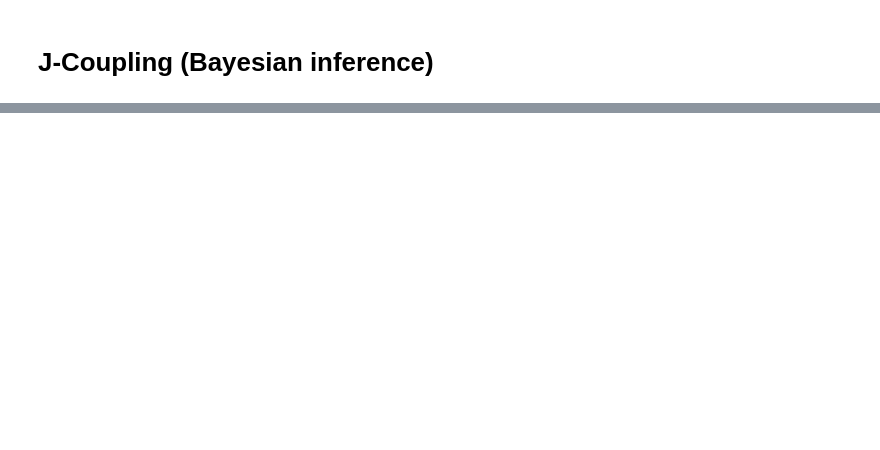
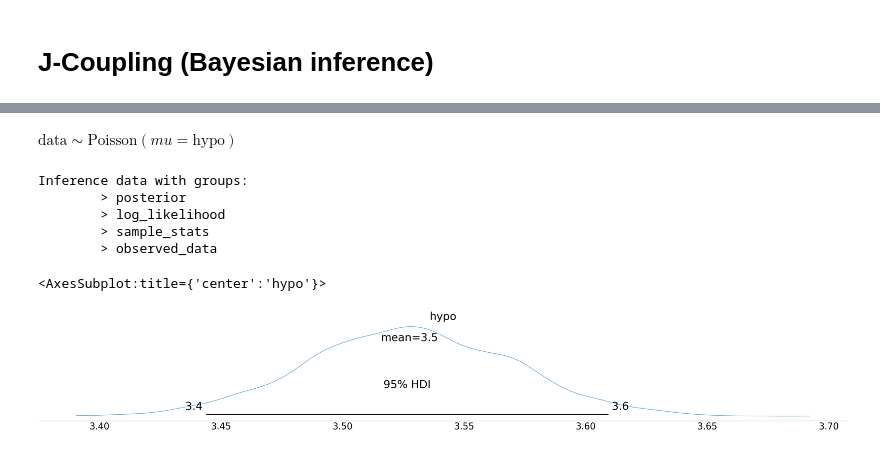
Before and after one commit to choderalab/rna-espaloma, a Jupyter notebook: experiment/scripts/analysis/vanilla/tetramer-analysis.ipynb, the cells around one changed output, grey strips where cells are left out. Saved outputs shown, nothing was run; the diff lists cells and outputs as text; code cells hidden in the pictures; blank space fills up the shorter version.

```diff
--- a/experiment/scripts/analysis/vanilla/tetramer-analysis.ipynb
+++ b/experiment/scripts/analysis/vanilla/tetramer-analysis.ipynb
@@ -1001,0 +927,14 @@ plt.savefig("rmsd_conformation_population.png")
+# %%
+#v = []
+#for i in range(couplings.shape[0]):
+#    v.append(couplings[i,1,-1])
+#v = np.array(v)
+#v.mean()
+
+m = couplings.mean(axis=0)
+s = couplings.std(axis=0)
+# %%
+pd.options.display.float_format = '{:.2f}'.format
+
+df_m = pd.DataFrame(m, columns=list(mydict.values()))
+df_s = pd.DataFrame(s, columns=list(mydict.values()))
@@ -1003,0 +967,6 @@ plt.savefig("rmsd_conformation_population.png")
+# %%
+#tosses = [ 0,0,0,0,0,0,0,0,0,1]
+
+#couplings: (frame idx, residue, jcoupling values)
+tosses = couplings[:,3,0]
+tosses
@@ -1003,0 +980,14 @@ plt.savefig("rmsd_conformation_population.png")
+# %%
+with pm.Model() as model:
+    # lets define the prior
+    #hypo = pm.Beta('hypo', 2, 2)
+    #hypo = pm.Normal('hypo', mu=df_m["nu1"][3], sigma=df_s["nu1"][3])
+    hypo = pm.Gamma('hypo', mu=df_m["nu1"][3], sigma=df_s["nu1"][3])
+
+    # define probability
+    #data = pm.Bernoulli('data', hypo, observed=tosses)
+    #data = pm.Normal('data', hypo, observed=tosses)
+    data = pm.Poisson('data', hypo, observed=tosses)
+
+    # sample
+    trace = pm.sample(return_inferencedata=True)
@@ -1003,0 +1001,18 @@ plt.savefig("rmsd_conformation_population.png")
+# %%
+data
+# %% [output]
+$\text{data} \sim \text{Poisson}(\mathit{mu}=\text{hypo})$
+# %%
+trace
+# %% [output]
+Inference data with groups:
+        > posterior
+        > log_likelihood
+        > sample_stats
+        > observed_data
+# %%
+# visualize
+az.plot_posterior(trace, hdi_prob=0.95)
+# %% [output]
+<AxesSubplot:title={'center':'hypo'}>
+[figure, added]
```
Also changed, not shown: parts of 30 cells of this notebook.
